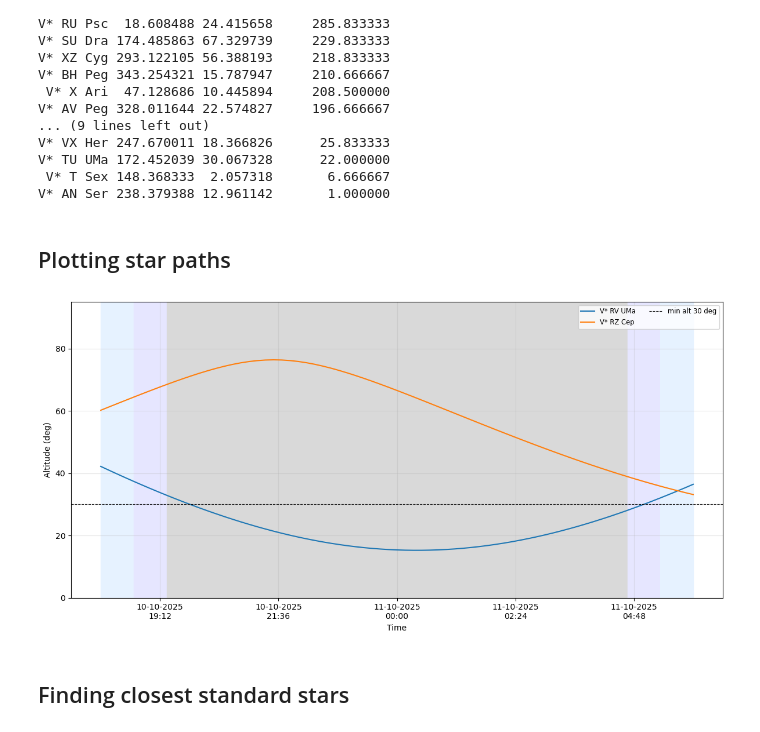
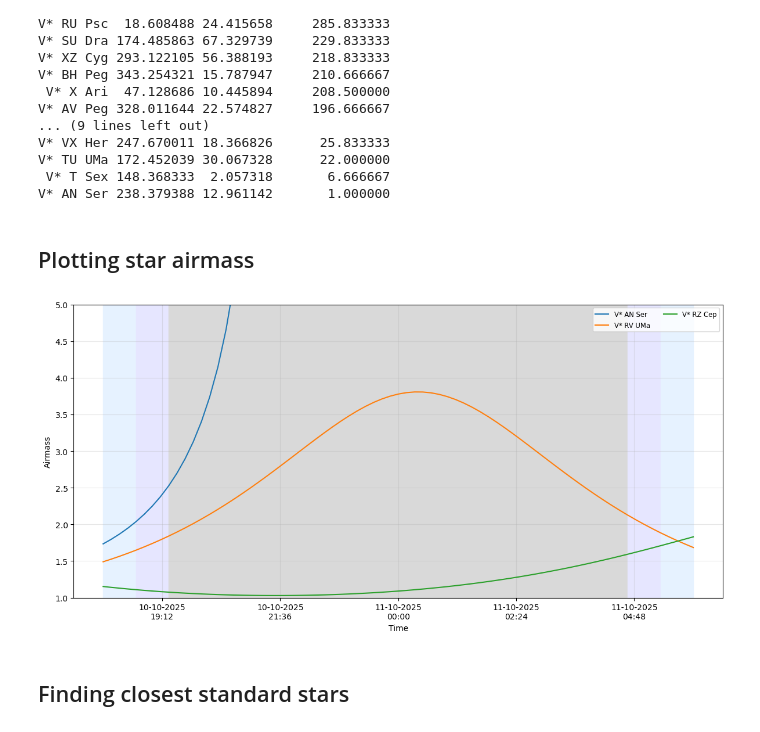
Before and after one commit to Jake-Land/MPhys_Project-Variable_Stars, a Jupyter notebook: target_stars.ipynb, the cells around one changed output. Drawn from its saved outputs; the diff is of its cells as text; code cells hidden in the pictures.

```diff
--- a/target_stars.ipynb
+++ b/target_stars.ipynb
@@ -149,9 +149,9 @@ V* TU UMa 172.452039 30.067328      22.000000
  V* T Sex 148.368333  2.057318       6.666667
 V* AN Ser 238.379388 12.961142       1.000000
 # %% [markdown]
-## Plotting star paths
+## Plotting star airmass
 # %%
-def plot_star_path(df, names, site, start_date, end_date, dt_minutes=10.0, min_altitude=30.0):
+def plot_star_path(df, names, site, start_date, end_date, dt_minutes=10.0):
 
     # Select stars
     plot_stars = df[df["main_id"].isin(names)]
@@ -197,34 +197,35 @@ def plot_star_path(df, names, site, start_date, end_date, dt_minutes=10.0, min_a
     dec = np.asarray(plot_stars["dec"].values, dtype=float)
     coords = SkyCoord(ra=ra * u.deg, dec=dec * u.deg)
 
-    # transform to alt/az coord system
+    # transform to alt/az coord system and find the airmass
     altaz = coords[:, None].transform_to(frame)
-    altitudes = altaz.alt.deg.T
+    airmass = altaz.secz.T    # T for transpose to make plotting easier
+
+    # Stops stars that are below the horizon as secz returns nan for these
+    airmass = np.where(altaz.alt.deg.T > 0, altaz.secz.T, np.nan)
 
     # Plot each star's altitude track
     for col_idx, name in enumerate(plot_stars["main_id"].values):
-        plt.plot(times.plot_date, altitudes[:, col_idx], label=name)
-
-    # Minimum altitude line
-    plt.axhline(min_altitude, color="k", linestyle="--", linewidth=0.8, label=f"min alt {min_altitude} deg")
+        plt.plot(times.plot_date, airmass[:, col_idx], label=name)
 
     # Formatting
     plt.gca().xaxis.set_major_formatter(DateFormatter("%d-%m-%Y\n%H:%M"))
     plt.ylabel("Altitude (deg)")
     plt.xlabel("Time")
-    plt.ylim(0, 95)
+    plt.ylabel("Airmass")
+    plt.ylim(1, 5)
     plt.legend(loc="best", fontsize="small", ncol=2)
     plt.grid(alpha=0.3)
     plt.tight_layout()
     plt.show()
 # %%
-plot_stars = ["V* RV UMa", "V* RZ Cep"]         # Previous years
+plot_stars = ["V* RV UMa", "V* RZ Cep", "V* AN Ser"]
 #plot_stars = RRL['main_id'].to_list()    # Stars found through SIMBAD
 
 # Plot star paths during a window
-plot_star_path(RRL, plot_stars, BPO, start_date="2025-10-10T18:00:00", end_date="2025-10-11T06:00:00", dt_minutes=10, min_altitude=30)
+plot_star_path(RRL, plot_stars, BPO, start_date="2025-10-10T18:00:00", end_date="2025-10-11T06:00:00", dt_minutes=10)
 # %% [output]
-[figure, old version]
+[figure, new version]
 # %% [markdown]
 ## Finding closest standard stars
 # %%
```
Also changed, not shown: parts of 1 cell of this notebook.
